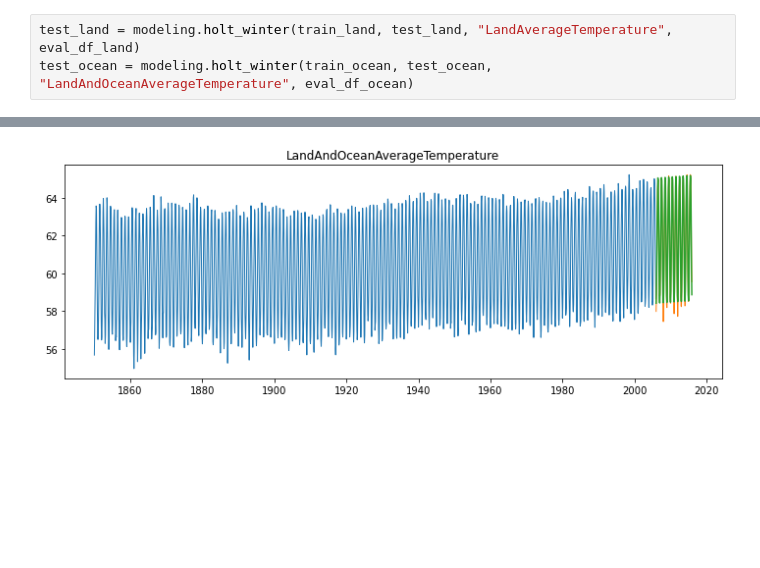
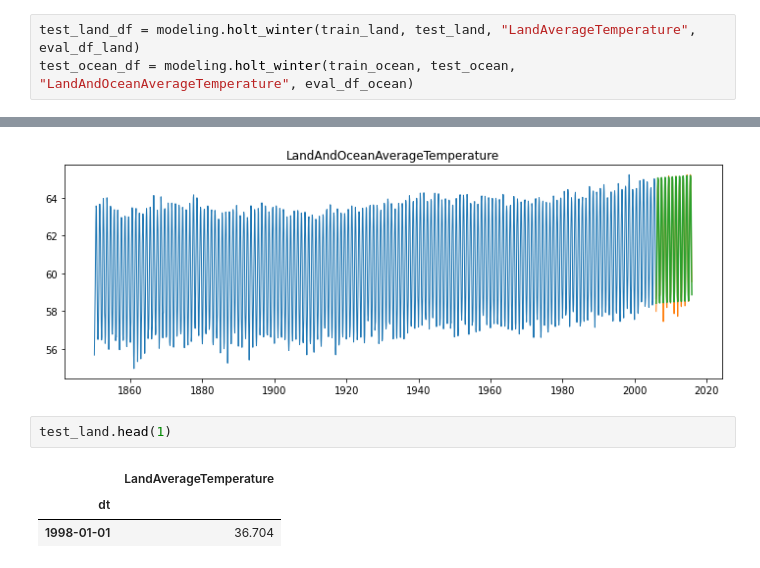
Before and after one commit to Johndsalas/earths_temperature_time_series, a Jupyter notebook: main_notebook.ipynb, the cells around one changed output, grey strips where cells are left out. Cells and saved outputs as stored; diff of their text form; blank space fills up the shorter version.

```diff
--- a/main_notebook.ipynb
+++ b/main_notebook.ipynb
@@ -333,10 +333,16 @@ test_land = df_land['1998':]
 train_ocean = df_ocean[:'2005']
 test_ocean = df_ocean['2006':]
 # %%
-test_land = modeling.holt_winter(train_land, test_land, "LandAverageTemperature", eval_df_land)
-test_ocean = modeling.holt_winter(train_ocean, test_ocean, "LandAndOceanAverageTemperature", eval_df_ocean)
+test_land_df = modeling.holt_winter(train_land, test_land, "LandAverageTemperature", eval_df_land)
+test_ocean_df = modeling.holt_winter(train_ocean, test_ocean, "LandAndOceanAverageTemperature", eval_df_ocean)
 # %% [output]
 Holt Winter -- RMSE: 0.87
 [figure]
 Holt Winter -- RMSE: 0.3
 [figure]
+# %%
+test_land.head(1)
+# %% [output]
+|  | LandAverageTemperature |
+| dt |  |
+| 1998-01-01 | 36.704 |
```
Also changed, not shown: parts of 6 cells of this notebook.
